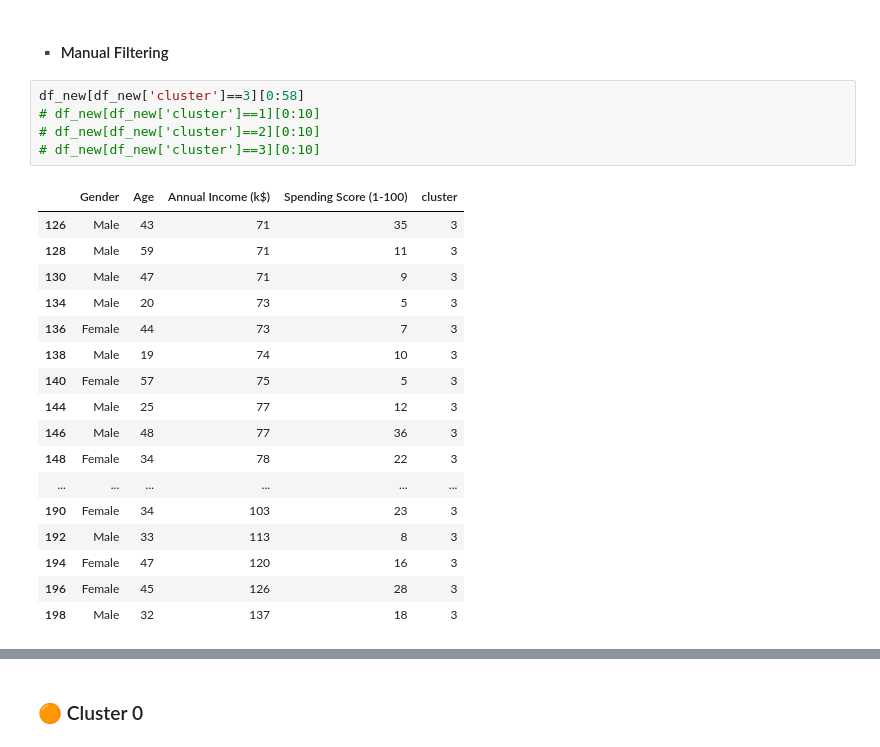
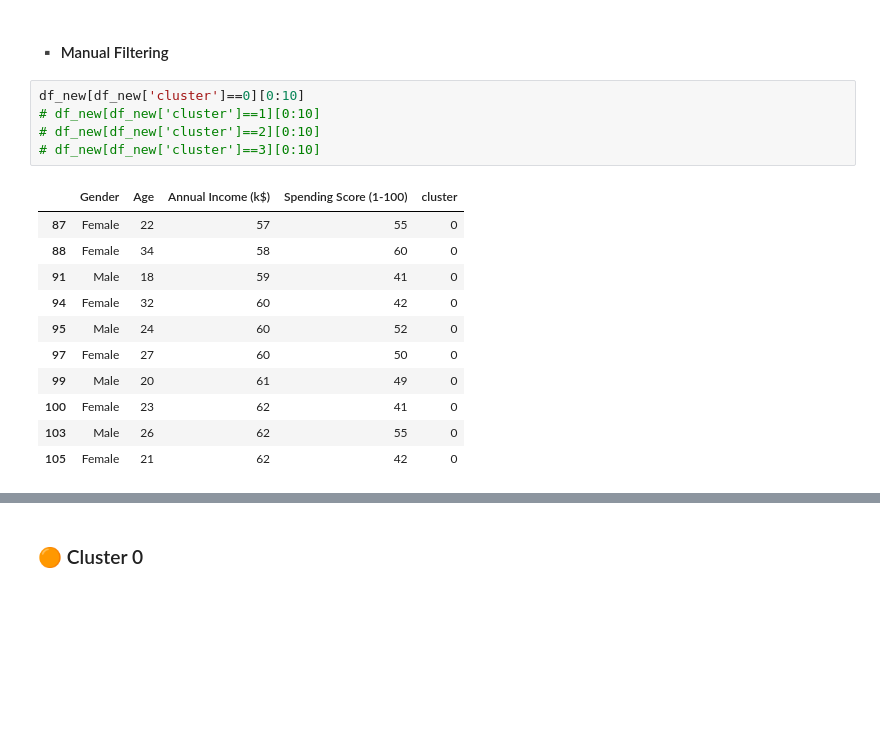
Before and after one commit to sarbjitchoong/mall_customer_segmentation, a Jupyter notebook: Customer_segmentation.ipynb, the cells around one changed output, grey strips where cells are left out. Drawn from its saved outputs; the diff is of its cells as text; blank space fills up the shorter version.

```diff
--- a/Customer_segmentation.ipynb
+++ b/Customer_segmentation.ipynb
@@ -435,26 +435,20 @@ Name: cluster, dtype: int64
 # %% [markdown]
 #### ▪️ Manual Filtering
 # %%
-df_new[df_new['cluster']==3][0:58]
+df_new[df_new['cluster']==0][0:10]
 # df_new[df_new['cluster']==1][0:10]
 # df_new[df_new['cluster']==2][0:10]
 # df_new[df_new['cluster']==3][0:10]
 # %% [output]
 |  | Gender | Age | Annual Income (k$) | Spending Score (1-100) | cluster |
-| 126 | Male | 43 | 71 | 35 | 3 |
-| 128 | Male | 59 | 71 | 11 | 3 |
-| 130 | Male | 47 | 71 | 9 | 3 |
-| 134 | Male | 20 | 73 | 5 | 3 |
-| 136 | Female | 44 | 73 | 7 | 3 |
-| 138 | Male | 19 | 74 | 10 | 3 |
-| 140 | Female | 57 | 75 | 5 | 3 |
-| 144 | Male | 25 | 77 | 12 | 3 |
-| 146 | Male | 48 | 77 | 36 | 3 |
-| 148 | Female | 34 | 78 | 22 | 3 |
-| ... | ... | ... | ... | ... | ... |
-| 190 | Female | 34 | 103 | 23 | 3 |
-| 192 | Male | 33 | 113 | 8 | 3 |
-| 194 | Female | 47 | 120 | 16 | 3 |
-| 196 | Female | 45 | 126 | 28 | 3 |
-| 198 | Male | 32 | 137 | 18 | 3 |
+| 87 | Female | 22 | 57 | 55 | 0 |
+| 88 | Female | 34 | 58 | 60 | 0 |
+| 91 | Male | 18 | 59 | 41 | 0 |
+| 94 | Female | 32 | 60 | 42 | 0 |
+| 95 | Male | 24 | 60 | 52 | 0 |
+| 97 | Female | 27 | 60 | 50 | 0 |
+| 99 | Male | 20 | 61 | 49 | 0 |
+| 100 | Female | 23 | 62 | 41 | 0 |
+| 103 | Male | 26 | 62 | 55 | 0 |
+| 105 | Female | 21 | 62 | 42 | 0 |
 # %%
```
Also changed, not shown: parts of 33 cells of this notebook.
